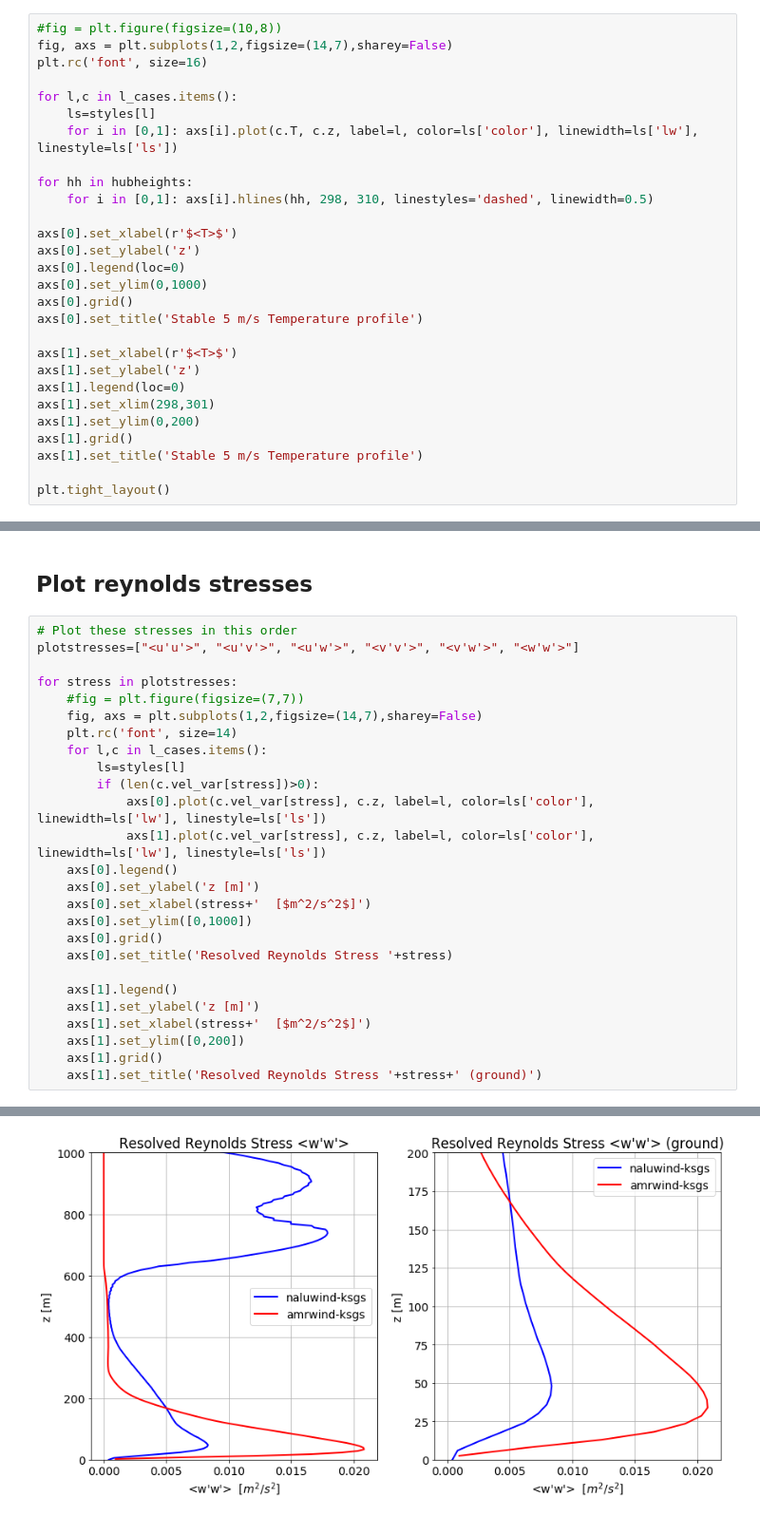
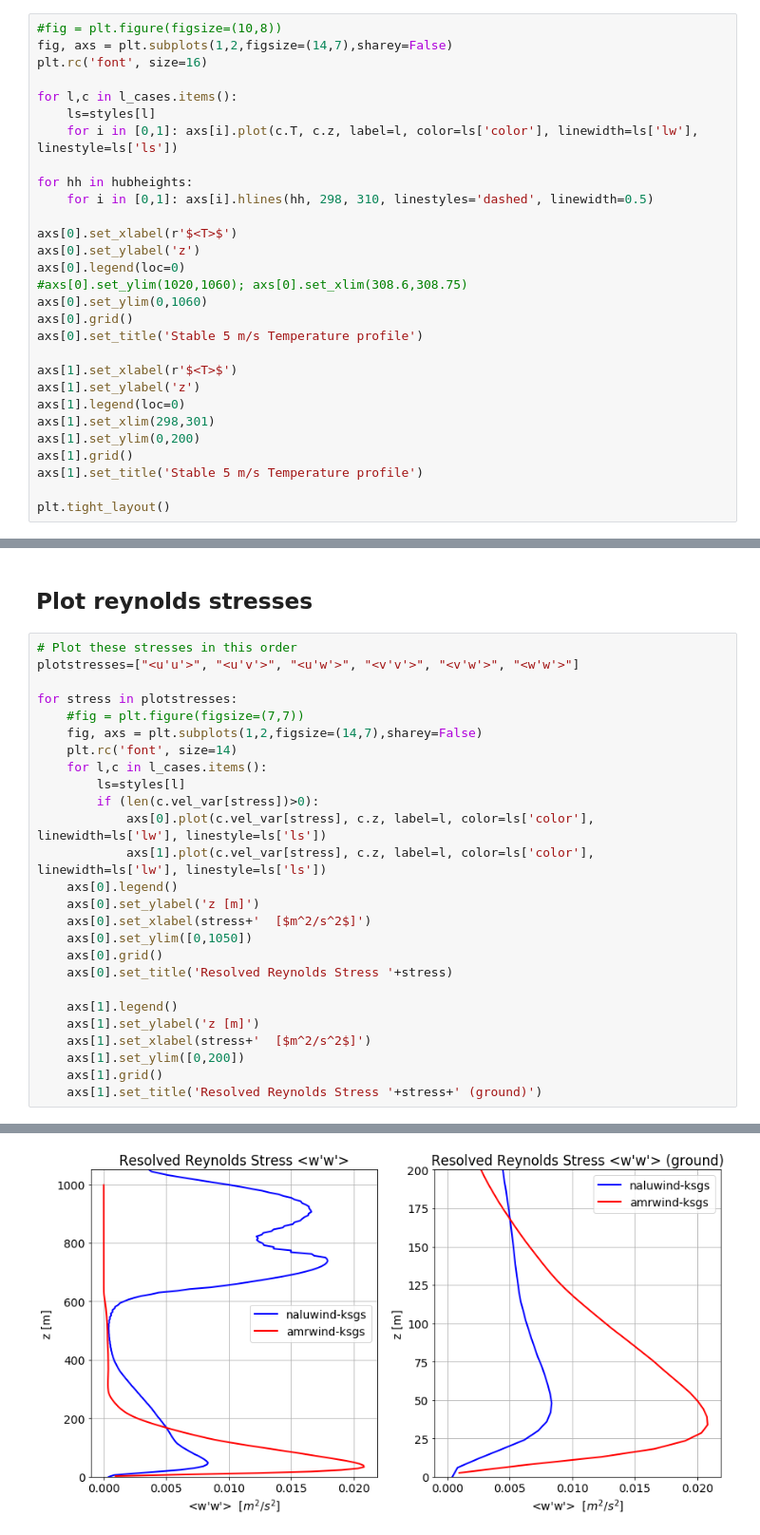
Before and after one commit to lawrenceccheung/AIAAScitech2021, a Jupyter notebook: Postprocessing/ABLStats/AMRWind_NaluWind_stable_05ms_comparison.ipynb, the cells around one changed output, grey strips where cells are left out. Shown: that part at 95% size. Cells and saved outputs as stored; diff of their text form.

```diff
--- a/Postprocessing/ABLStats/AMRWind_NaluWind_stable_05ms_comparison.ipynb
+++ b/Postprocessing/ABLStats/AMRWind_NaluWind_stable_05ms_comparison.ipynb
@@ -133,7 +133,8 @@ for hh in hubheights:
 axs[0].set_xlabel(r'$<T>$')
 axs[0].set_ylabel('z')
 axs[0].legend(loc=0)
-axs[0].set_ylim(0,1000)
+#axs[0].set_ylim(1020,1060); axs[0].set_xlim(308.6,308.75)
+axs[0].set_ylim(0,1060)
 axs[0].grid()
 axs[0].set_title('Stable 5 m/s Temperature profile')
 
@@ -166,7 +167,7 @@ for stress in plotstresses:
     axs[0].legend()
     axs[0].set_ylabel('z [m]')
     axs[0].set_xlabel(stress+'  [$m^2/s^2$]')
-    axs[0].set_ylim([0,1000])
+    axs[0].set_ylim([0,1050])
     axs[0].grid()
     axs[0].set_title('Resolved Reynolds Stress '+stress)
 
@@ -185 +186 @@ for stress in plotstresses:
-[figure, old version]
+[figure, new version]
```
Also changed, not shown: parts of 3 cells of this notebook, 21 other files.
